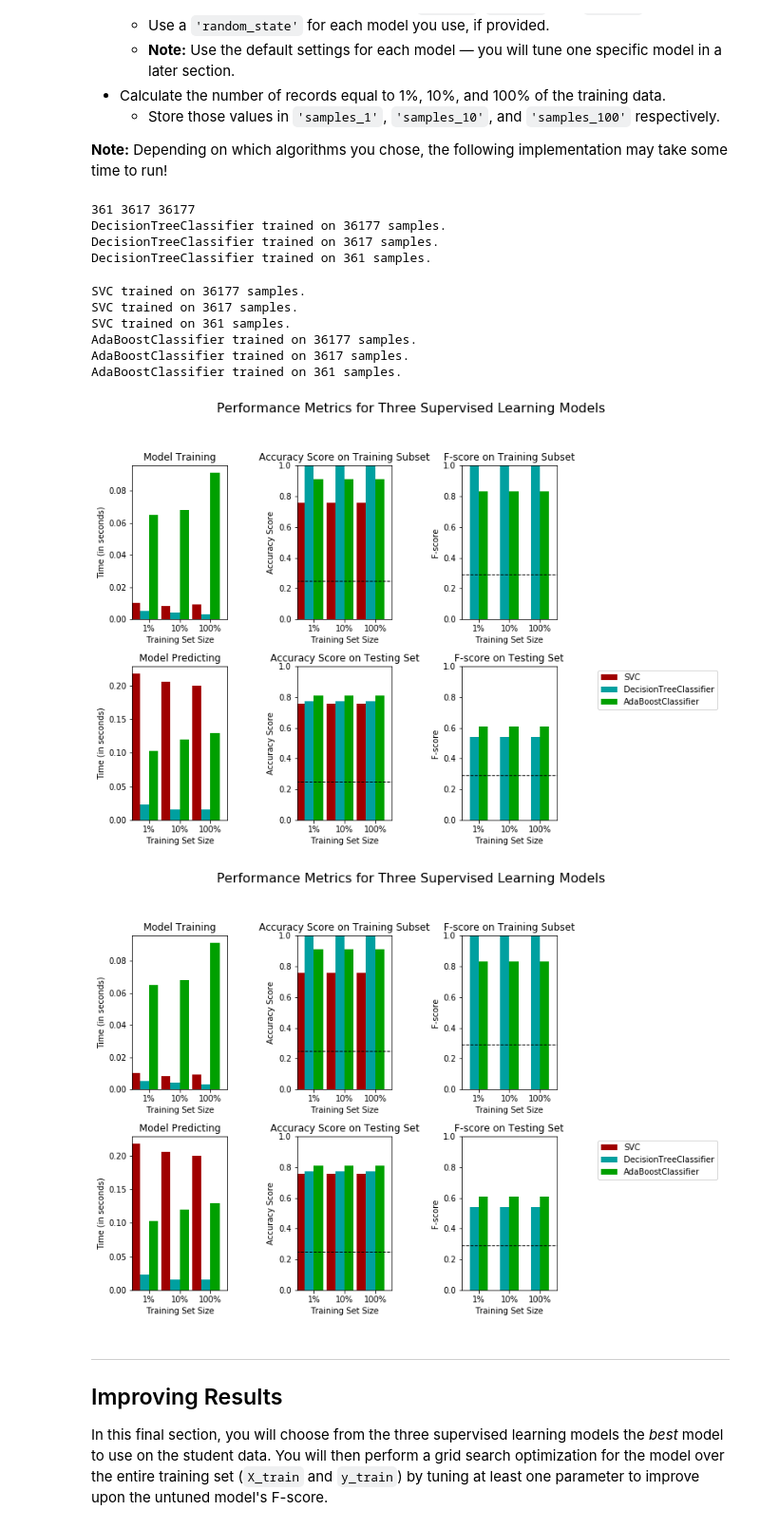
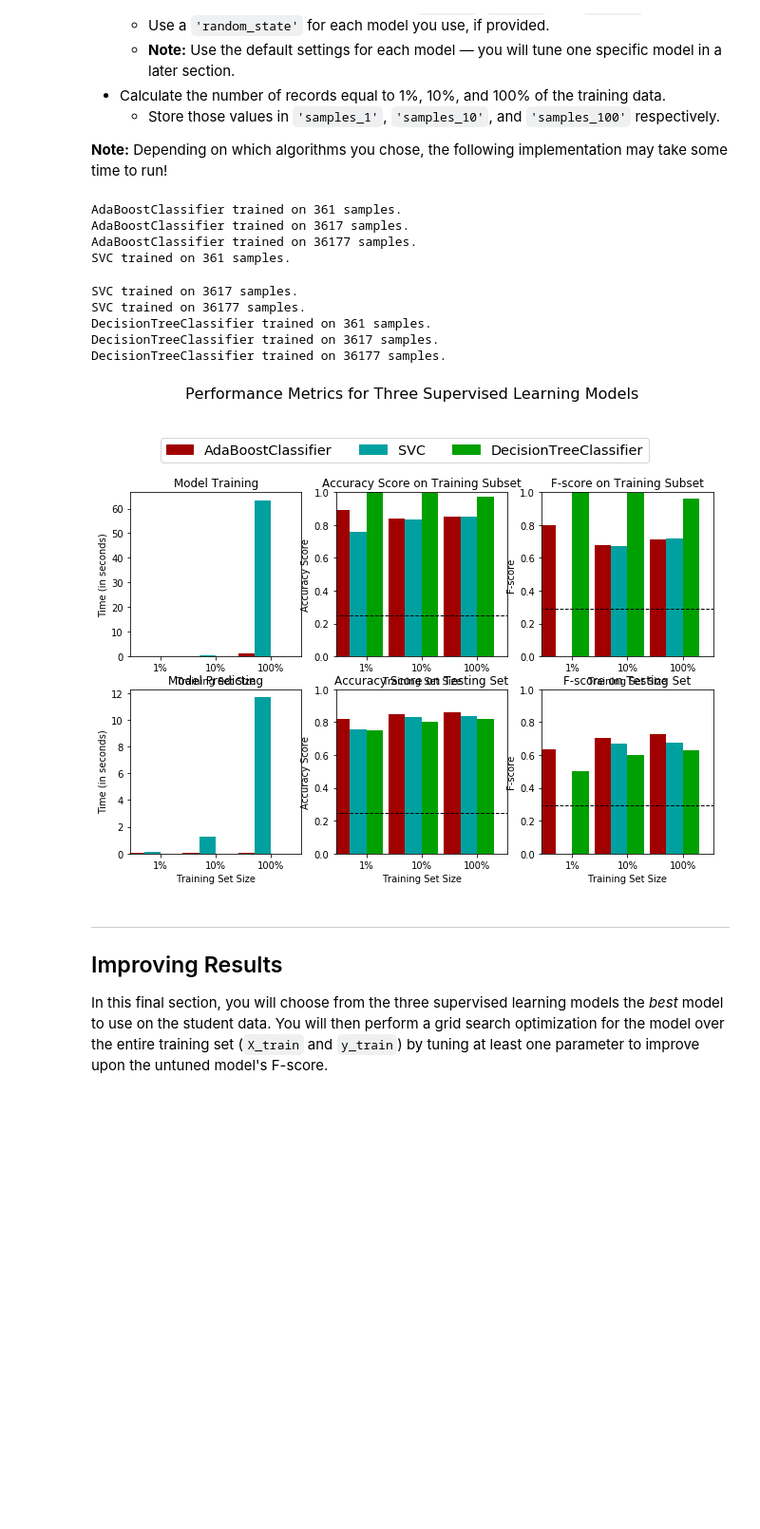
Before and after one commit to wang-zhe/Udacity-Review-Statistics, a Jupyter notebook: finding_donors.ipynb, the cells around one changed output. Shown: that part at 95% size. Saved outputs shown, nothing was run; the diff lists cells and outputs as text; code cells hidden in the pictures; blank space fills up the shorter version.

```diff
--- a/finding_donors.ipynb
+++ b/finding_donors.ipynb
@@ -346,8 +402,7 @@ In the code block below, you will need to implement the following:
    - Make sure that you set the `beta` parameter!
 # %%
 # TODO: Import two metrics from sklearn - fbeta_score and accuracy_score
-from sklearn.metrics import fbeta_score
-from sklearn.metrics import accuracy_score
+from sklearn.metrics import fbeta_score, accuracy_score
 
 def train_predict(learner, sample_size, X_train, y_train, X_test, y_test):
     '''
@@ -362,15 +417,14 @@ def train_predict(learner, sample_size, X_train, y_train, X_test, y_test):
 
     results = {}
 
-    # TODO: Fit the learner to the training data using slicing with 'sample_size' using .fit(training_features[:], training_labels[:])
-
+    # TODO: Fit the learner to the training data using slicing with 'sample_size' using
+    # .fit(training_features[:], training_labels[:])
     start = time() # Get start time
-    learner = learner.fit(X_train[:300], y_train[:300])
-
+    learner = learner.fit(X_train[:sample_size], y_train[:sample_size])
     end = time() # Get end time
 
     # TODO: Calculate the training time
-    results['train_time'] = end-start
+    results['train_time'] = end - start
 
     # TODO: Get the predictions on the test set(X_test),
     #       then get predictions on the first 300 training samples(X_train) using .predict()
@@ -380,19 +434,19 @@ def train_predict(learner, sample_size, X_train, y_train, X_test, y_test):
     end = time() # Get end time
 
     # TODO: Calculate the total prediction time
-    results['pred_time'] = end-start
+    results['pred_time'] = end - start
 
     # TODO: Compute accuracy on the first 300 training samples which is y_train[:300]
-    results['acc_train'] = accuracy_score(y_train[:300],predictions_train)
+    results['acc_train'] = accuracy_score(y_train[:300], predictions_train)
 
     # TODO: Compute accuracy on test set using accuracy_score()
-    results['acc_test'] = accuracy_score(y_test,predictions_test)
+    results['acc_test'] = accuracy_score(y_test, predictions_test)
 
     # TODO: Compute F-score on the the first 300 training samples using fbeta_score()
-    results['f_train'] = fbeta_score(y_train[:300],predictions_train,average='binary',beta=0.5)
+    results['f_train'] = fbeta_score(y_train[:300], predictions_train, beta=0.5)
 
     # TODO: Compute F-score on the test set which is y_test
-    results['f_test'] = fbeta_score(y_test,predictions_test,average='binary',beta=0.5)
+    results['f_test'] = fbeta_score(y_test, predictions_test, beta=0.5)
 
     # Success
     print("{} trained on {} samples.".format(learner.__class__.__name__, sample_size))
@@ -413,53 +467,44 @@ In the code cell, you will need to implement the following:
 # %%
 # TODO: Import the three supervised learning models from sklearn
 from sklearn.ensemble import AdaBoostClassifier
+from sklearn.svm import SVC
 from sklearn.tree import DecisionTreeClassifier
-from sklearn.svm import SVC
+
 # TODO: Initialize the three models
-clf_A = DecisionTreeClassifier(random_state=1)
-clf_B = SVC(random_state=1)
-clf_C = AdaBoostClassifier(random_state=1)
+clf_A = AdaBoostClassifier(random_state=100)
+clf_B = SVC(random_state=100, gamma="auto")
+clf_C = DecisionTreeClassifier(random_state=100)
 
 # TODO: Calculate the number of samples for 1%, 10%, and 100% of the training data
 # HINT: samples_100 is the entire training set i.e. len(y_train)
 # HINT: samples_10 is 10% of samples_100 (ensure to set the count of the values to be `int` and not `float`)
 # HINT: samples_1 is 1% of samples_100 (ensure to set the count of the values to be `int` and not `float`)
+samples_100 = len(y_train)
+samples_10 = int(len(y_train)*0.1)
+samples_1 = int(len(y_train)*0.01)
 
-
-
-n_train = len(y_train)
-samples_100 = int(n_train * 0.01)
-samples_10 = int(n_train * 0.1)
-samples_1 = n_train
-
-print(samples_100,samples_10,samples_1)
-
-# Collect results on the learners
 # Collect results on the learners
 results = {}
 for clf in [clf_A, clf_B, clf_C]:
     clf_name = clf.__class__.__name__
     results[clf_name] = {}
     for i, samples in enumerate([samples_1, samples_10, samples_100]):
         results[clf_name][i] = \
         train_predict(clf, samples, X_train, y_train, X_test, y_test)
 
 # Run metrics visualization for the three supervised learning models chosen
 vs.evaluate(results, accuracy, fscore)
-vs.evaluate(results, accuracy, fscore)
 # %% [output]
-361 3617 36177
-DecisionTreeClassifier trained on 36177 samples.
-DecisionTreeClassifier trained on 3617 samples.
-DecisionTreeClassifier trained on 361 samples.
+AdaBoostClassifier trained on 361 samples.
+AdaBoostClassifier trained on 3617 samples.
+AdaBoostClassifier trained on 36177 samples.
+SVC trained on 361 samples.
+SVC trained on 3617 samples.
 SVC trained on 36177 samples.
-SVC trained on 3617 samples.
-SVC trained on 361 samples.
-AdaBoostClassifier trained on 36177 samples.
-AdaBoostClassifier trained on 3617 samples.
-AdaBoostClassifier trained on 361 samples.
+DecisionTreeClassifier trained on 361 samples.
+DecisionTreeClassifier trained on 3617 samples.
+DecisionTreeClassifier trained on 36177 samples.
-[figure, old version]
+[figure, new version]
-[figure, removed]
 # %% [markdown]
 ----
 ## Improving Results
```
Also changed, not shown: parts of 27 cells of this notebook.
